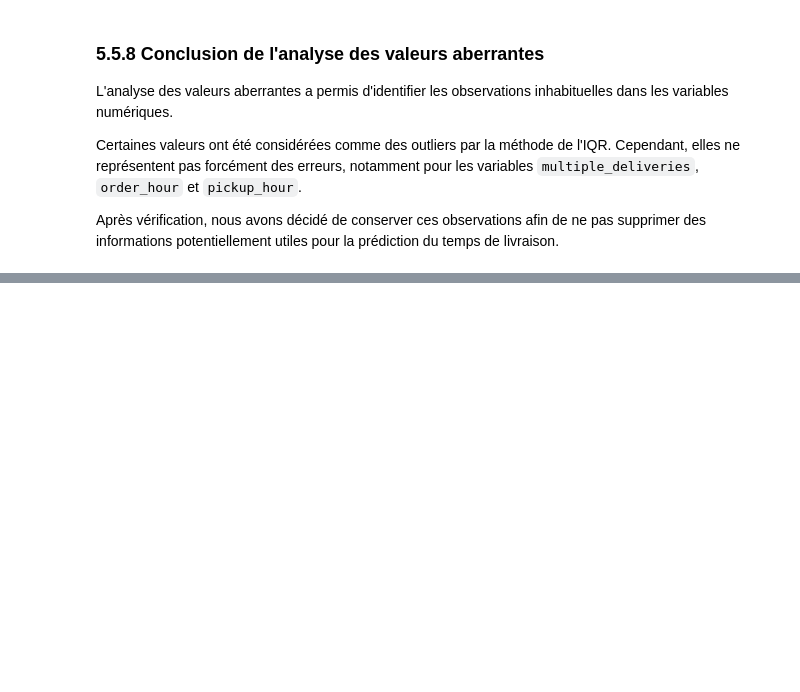
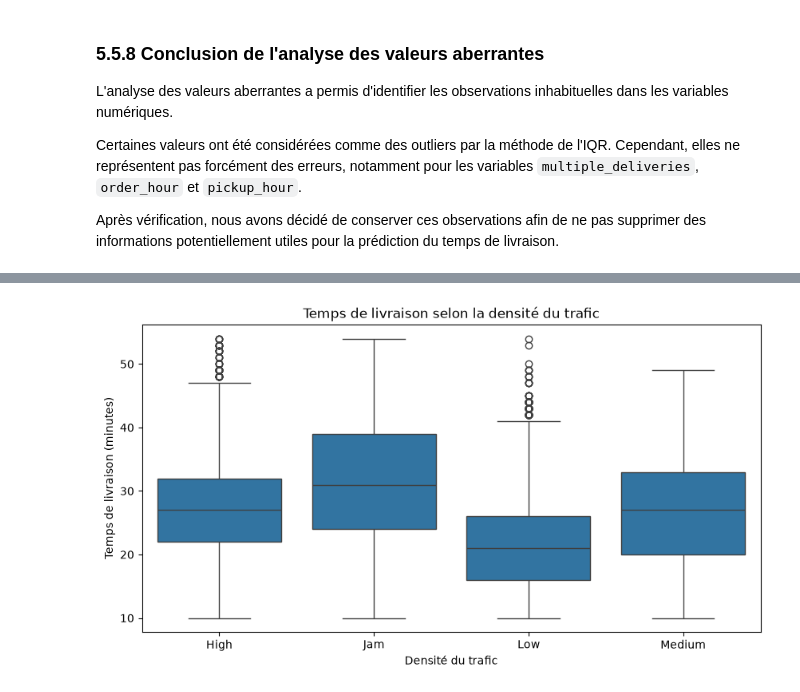
Before and after one commit to lahcen404/DeliveryETA, a Jupyter notebook: notebooks/eda-deliveryETA.ipynb, the cells around one changed output, grey strips where cells are left out. Cells and saved outputs as stored; diff of their text form; code cells hidden in the pictures; blank space fills up the shorter version.

```diff
--- a/notebooks/eda-deliveryETA.ipynb
+++ b/notebooks/eda-deliveryETA.ipynb
@@ -708,0 +822,18 @@ Après vérification, nous avons décidé de conserver ces observations afin de
+# %%
+
+
+plt.figure(figsize=(10, 5))
+
+sns.boxplot(
+    data=clean_df,
+    x="Road_traffic_density",
+    y="Time_taken(min)"
+)
+
+plt.xlabel("Densité du trafic")
+plt.ylabel("Temps de livraison (minutes)")
+plt.title("Temps de livraison selon la densité du trafic")
+
+plt.show()
+# %% [output]
+[figure, added]
```
Also changed, not shown: parts of 47 cells of this notebook, 1 other file.
